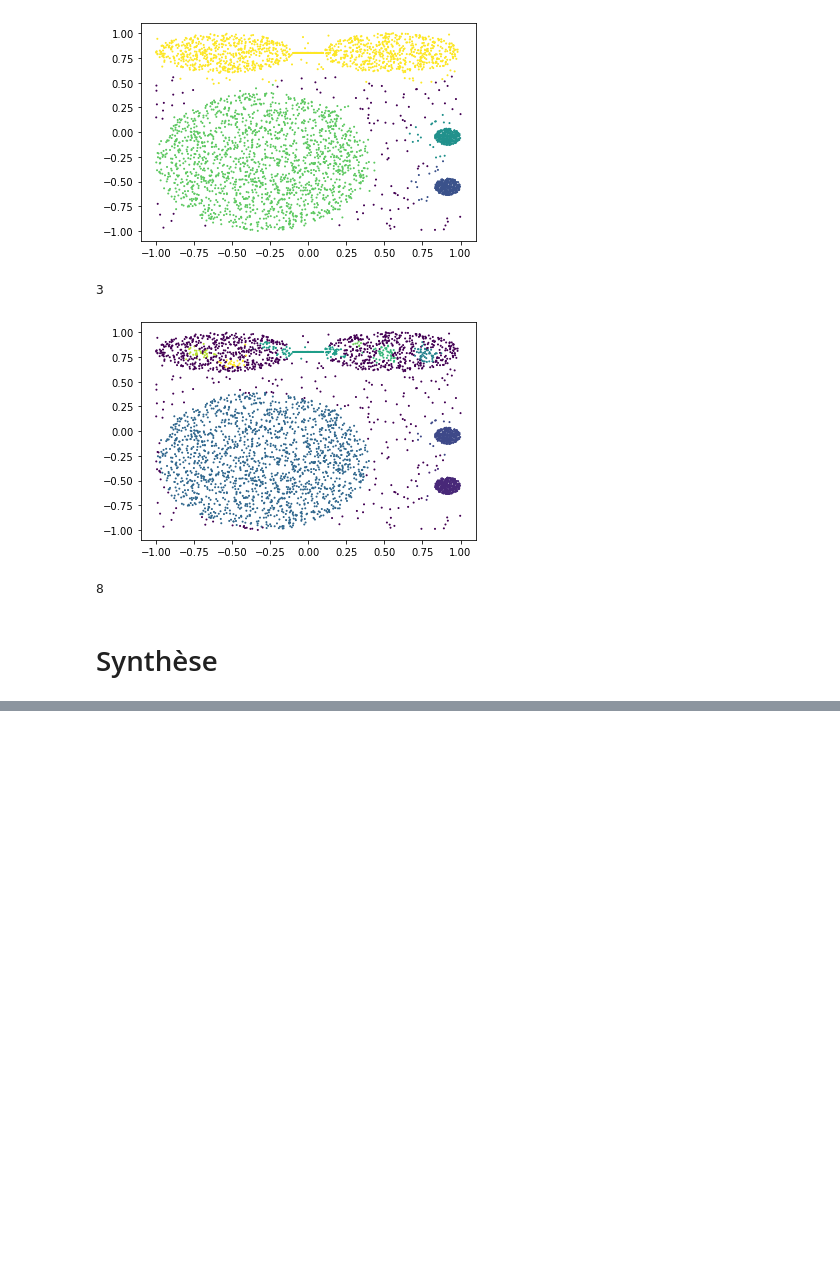
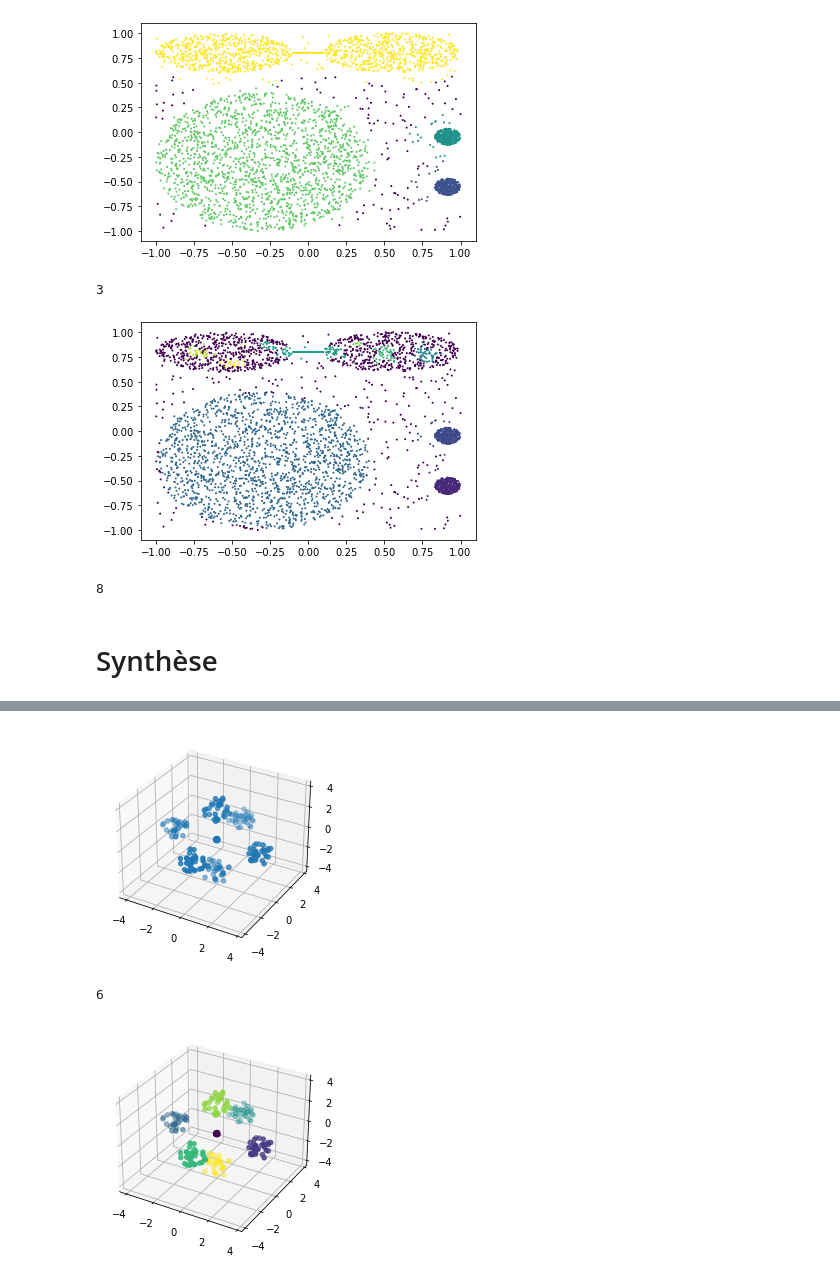
Before and after one commit to Onemaeus97/clustering-benchmark, a Jupyter notebook: clustering.ipynb, the cells around one changed output, grey strips where cells are left out. Drawn from its saved outputs; the diff is of its cells as text; code cells hidden in the pictures; blank space fills up the shorter version.

```diff
--- a/clustering.ipynb
+++ b/clustering.ipynb
@@ -728,0 +781,19 @@ for i in range(3):
+# %%
+# data2
+data = pandas.read_csv('./dataset/h.data', sep="\t", header=None)
+
+# brute
+ax = plt.axes(projection='3d')
+ax.scatter3D(data[0], data[1], data[2])
+plt.show()
+
+#traitée
+ax = plt.axes(projection='3d')
+clustering = DBSCAN(eps=2, min_samples=3).fit(data)
+print(max(clustering.labels_))
+ax.scatter3D(data[0], data[1], data[2], c=clustering.labels_)
+plt.show()
+# %% [output]
+[figure, added]
+6
+[figure, added]
```
Also changed, not shown: parts of 25 cells of this notebook, 7 other files.
